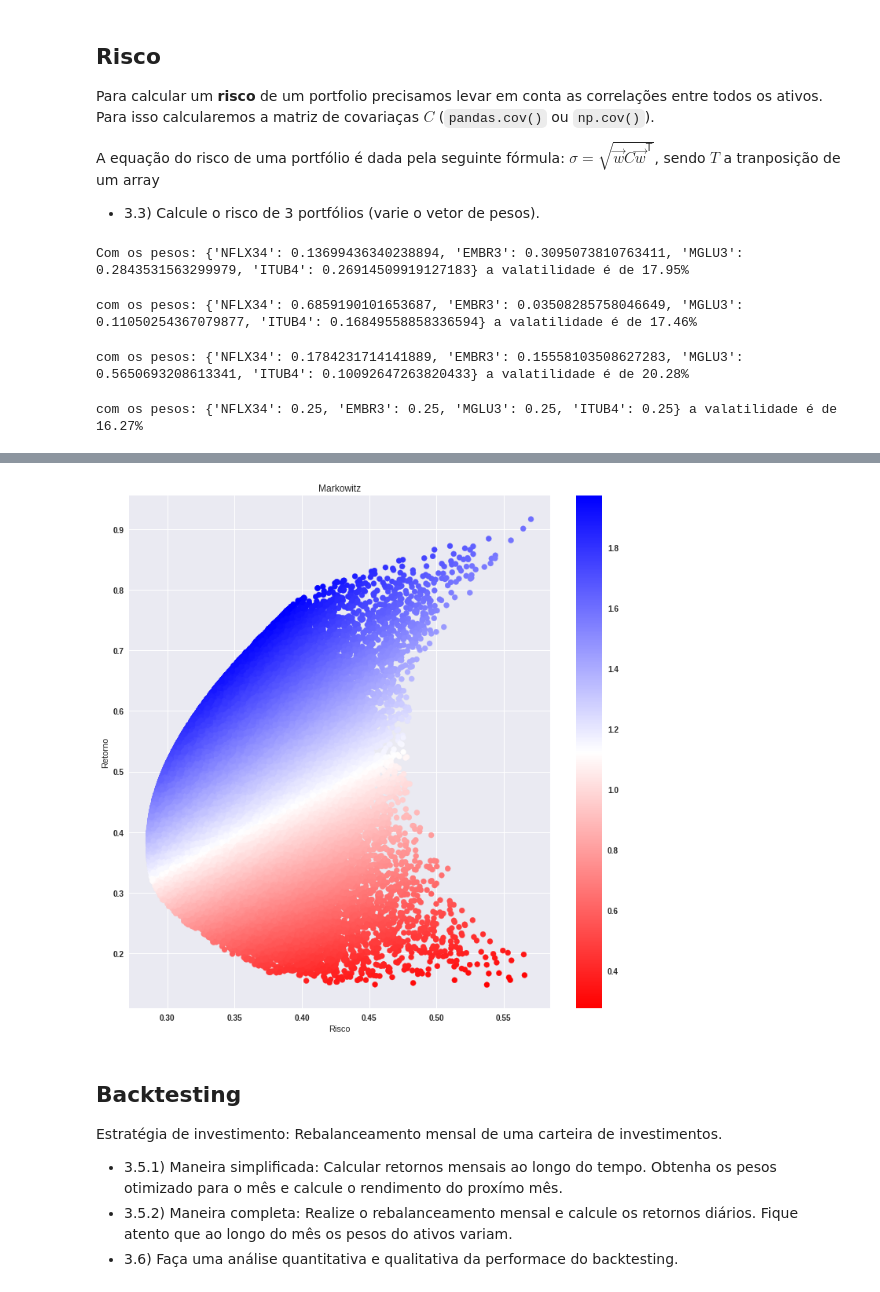
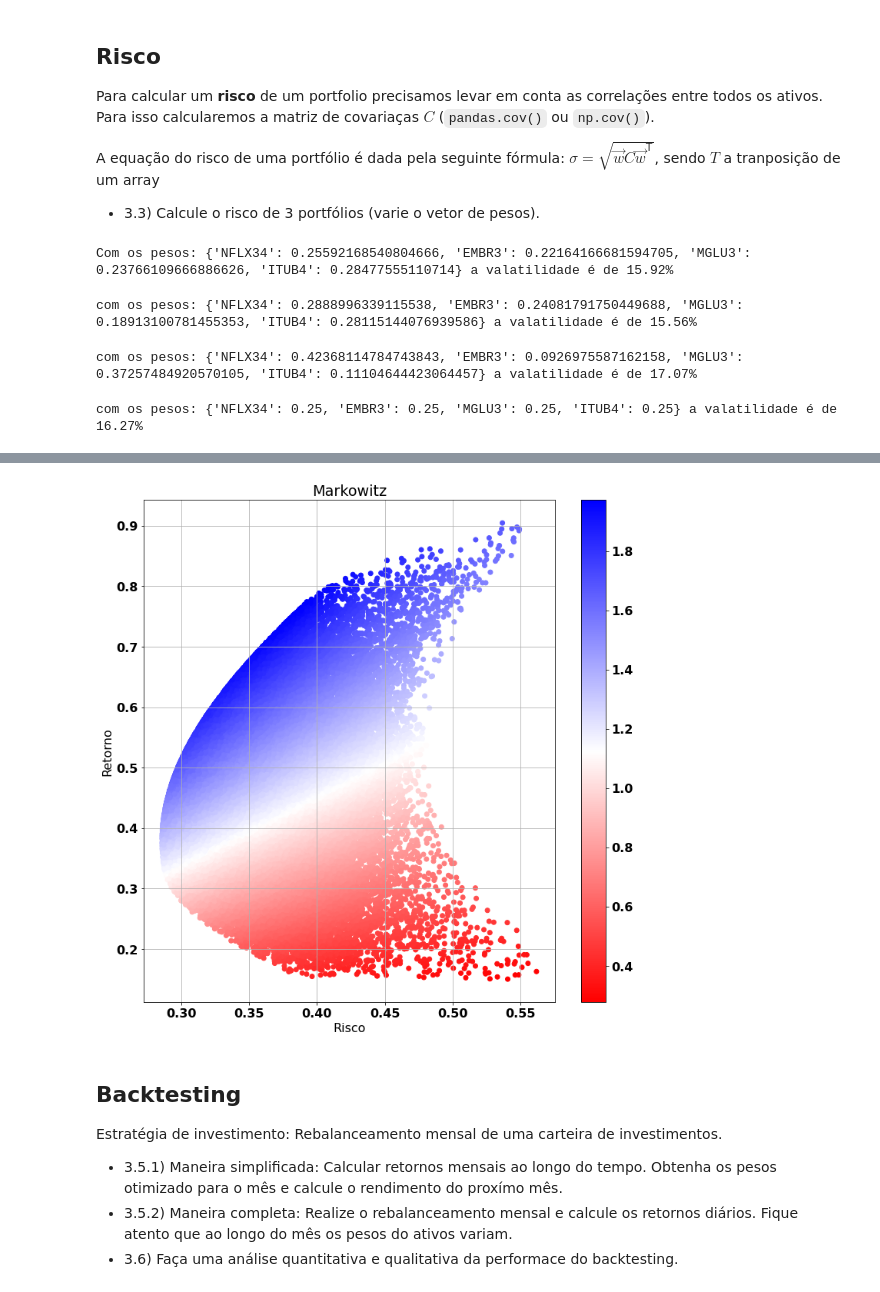
Before and after one commit to lhndsp/Quant-basics, a Jupyter notebook: quant-basics.ipynb, the cells around one changed output, grey strips where cells are left out. Drawn from its saved outputs; the diff is of its cells as text; code cells hidden in the pictures.

Commit message:
att plots

```diff
--- a/quant-basics.ipynb
+++ b/quant-basics.ipynb
@@ -23,7 +23,7 @@ from matplotlib import pyplot as plt
 import matplotlib as mpl
 from matplotlib.gridspec import GridSpec
 # %%
-plt.style.use('seaborn')
+#plt.style.use('seaborn')
 
 mpl.rcParams['figure.figsize'] = (40,10)
 
@@ -303,7 +340,13 @@ g_klass = calc_gk_num(df_stock[['High', 'Low', 'Open', 'Close']], N=1, n=90)
 g = parkinson.plot(color='#ff4500', label='Parkinson')
 p = g_klass.plot(ax=g, color='#00baff', label='Garman-Klass')
 
+g.xaxis.set_major_locator(mpl.dates.MonthLocator())
+g.xaxis.set_major_formatter(mpl.dates.DateFormatter('\n%b-%Y'))
+plt.xticks(rotation=90)
+plt.tight_layout()
+
 p = g.legend()
 p = g.set_ylabel('Desvio Padrao')
 P = g.set_title('Comparacao da volatilidade atraves dos metodos de Parkinson e Garman-Klass')
+p = g.grid()
 # %% [output]
@@ -422,7 +468,13 @@ p = g.text(x=benchmark.index.max(),
            y=benchmark.max()*100-30,
            s=str(round(benchmark.max()*100, 2))+'%', color='#54b660')
 
+g.xaxis.set_major_locator(mpl.dates.MonthLocator())
+g.xaxis.set_major_formatter(mpl.dates.DateFormatter('\n%b-%Y'))
+plt.xticks(rotation=90)
+plt.tight_layout()
+
 p = g.set_title('Retorno')
 p = g.set_ylabel('Retorno (%)')
 p = g.legend()
+p = g.grid()
 # %% [output]
@@ -444,7 +496,7 @@ vol = round(vol*100, 2)
 
 print(f'Com os pesos: {atv_peso} a valatilidade é de {vol}%')
 # %% [output]
-Com os pesos: {'NFLX34': 0.13699436340238894, 'EMBR3': 0.3095073810763411, 'MGLU3': 0.2843531563299979, 'ITUB4': 0.26914509919127183} a valatilidade é de 17.95%
+Com os pesos: {'NFLX34': 0.25592168540804666, 'EMBR3': 0.22164166681594705, 'MGLU3': 0.23766109666886626, 'ITUB4': 0.28477555110714} a valatilidade é de 15.92%
 # %%
 pesos_ = np.random.uniform(0, 1, len(atvs))
 
@@ -461,7 +513,7 @@ vol = round(vol*100, 2)
 
 print(f'com os pesos: {atv_peso_} a valatilidade é de {vol}%')
 # %% [output]
-com os pesos: {'NFLX34': 0.6859190101653687, 'EMBR3': 0.03508285758046649, 'MGLU3': 0.11050254367079877, 'ITUB4': 0.16849558858336594} a valatilidade é de 17.46%
+com os pesos: {'NFLX34': 0.2888996339115538, 'EMBR3': 0.24081791750449688, 'MGLU3': 0.18913100781455353, 'ITUB4': 0.28115144076939586} a valatilidade é de 15.56%
 # %%
 pesos_ = np.random.uniform(0, 1, len(atvs))
 
@@ -478,7 +530,7 @@ vol = round(vol*100, 2)
 
 print(f'com os pesos: {atv_peso_} a valatilidade é de {vol}%')
 # %% [output]
-com os pesos: {'NFLX34': 0.1784231714141889, 'EMBR3': 0.15558103508627283, 'MGLU3': 0.5650693208613341, 'ITUB4': 0.10092647263820433} a valatilidade é de 20.28%
+com os pesos: {'NFLX34': 0.42368114784743843, 'EMBR3': 0.0926975587162158, 'MGLU3': 0.37257484920570105, 'ITUB4': 0.11104644423064457} a valatilidade é de 17.07%
 # %%
 pesos_ = [.25, .25, .25, .25]
 
@@ -541,19 +593,21 @@ def calc_markowitz(df:pd.DataFrame, simulacoes=100000):
 portf_mark = calc_markowitz(df_portfolio[atvs])
 # %%
 plt.figure(figsize=(12, 12))
+p = plt.grid()
+
 g = \
 plt.scatter(x=portf_mark['risco'],
             y=portf_mark['retorno'],
             c=portf_mark['sharpe_ratio'],
             cmap='bwr_r')
 
 p = plt.colorbar(g)
 
 p = plt.ylabel('Retorno')
 p = plt.xlabel('Risco')
 p = plt.title('Markowitz')
 # %% [output]
-[figure, old version]
+[figure, new version]
 # %% [markdown]
 ## Backtesting
 
```
Also changed, not shown: parts of 12 cells of this notebook.
